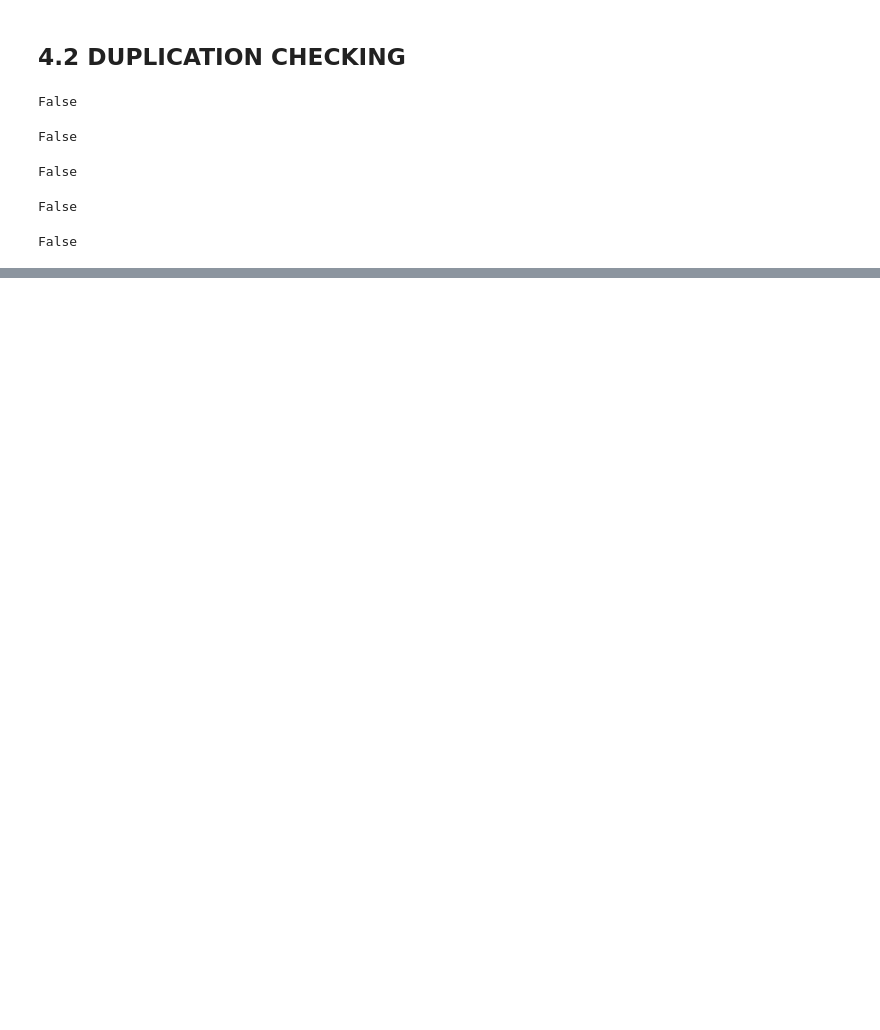
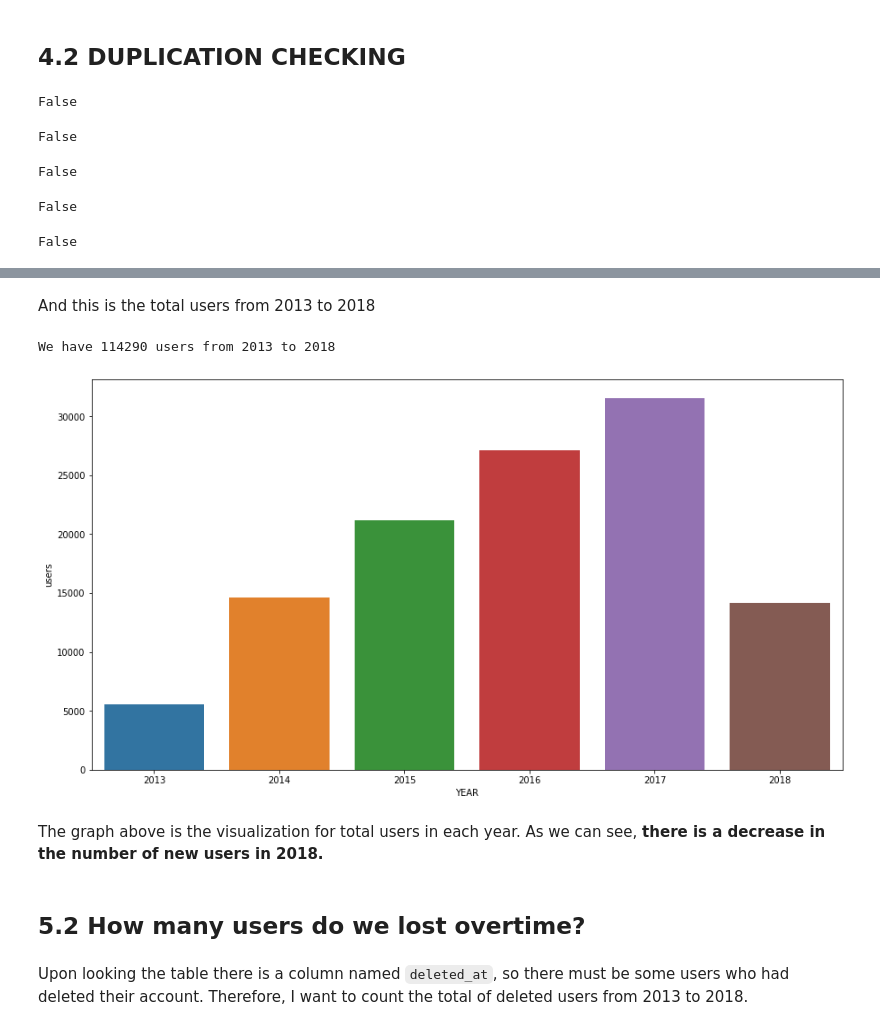
Before and after one commit to H8-Assignments-Bay/finpro-ftds-001-hck-ftds-001-hck-group-002, a Jupyter notebook: h8dsft_FPSG02.ipynb, the cells around one changed output, grey strips where cells are left out. Saved outputs shown, nothing was run; the diff lists cells and outputs as text; code cells hidden in the pictures; blank space fills up the shorter version.

```diff
--- a/h8dsft_FPSG02.ipynb
+++ b/h8dsft_FPSG02.ipynb
@@ -329,0 +377,10 @@ False
+# %%
+# making the query function
+def sq(q):
+    with conn:
+        return pd.read_sql_query(q, conn)
+
+# the same function but rename the columns to be more readable
+def sq1(q):
+    with conn:
+        return pd.read_sql_query(q, conn).rename(columns=lambda x : x.title().replace('_',' '))
@@ -329,0 +413,16 @@ False
+# %%
+#Ceate a table containing the new created users
+created_at = sq('''
+SELECT
+  DATE(created_at) AS DAY,
+  COUNT(DISTINCT id) AS users
+FROM
+  users
+WHERE
+  deleted_at IS NULL
+GROUP BY
+  DAY
+ORDER BY
+  DAY
+''')
+created_at.head()
@@ -329,0 +438,5 @@ False
+# %%
+created_at['YEAR'] = pd.DatetimeIndex(created_at['DAY']).year
+created_at
+# %%
+new_created_at = pd.DataFrame(created_at.groupby(['YEAR'], as_index=False)['users'].sum())
@@ -329,0 +462,14 @@ False
+# %% [markdown]
+And this is the total users from 2013 to 2018
+# %%
+a = new_created_at['users'].sum()
+print('We have {} users from 2013 to 2018'.format(a))
+# %% [output]
+We have 114290 users from 2013 to 2018
+# %%
+plt.figure(figsize=(15,8))
+ax = sns.barplot(data=new_created_at, x='YEAR', y='users')
+# %% [output]
+[figure, added]
+# %% [markdown]
+The graph above is the visualization for total users in each year. As we can see, **there is a decrease in the number of new users in 2018.**
@@ -329,0 +482,4 @@ False
+# %% [markdown]
+## 5.2 How many users do we lost overtime?
+# %% [markdown]
+Upon looking the table there is a column named `deleted_at`, so there must be some users who had deleted their account. Therefore, I want to count the total of deleted users from 2013 to 2018.
```
Also changed, not shown: parts of 27 cells of this notebook, 1 other file.
